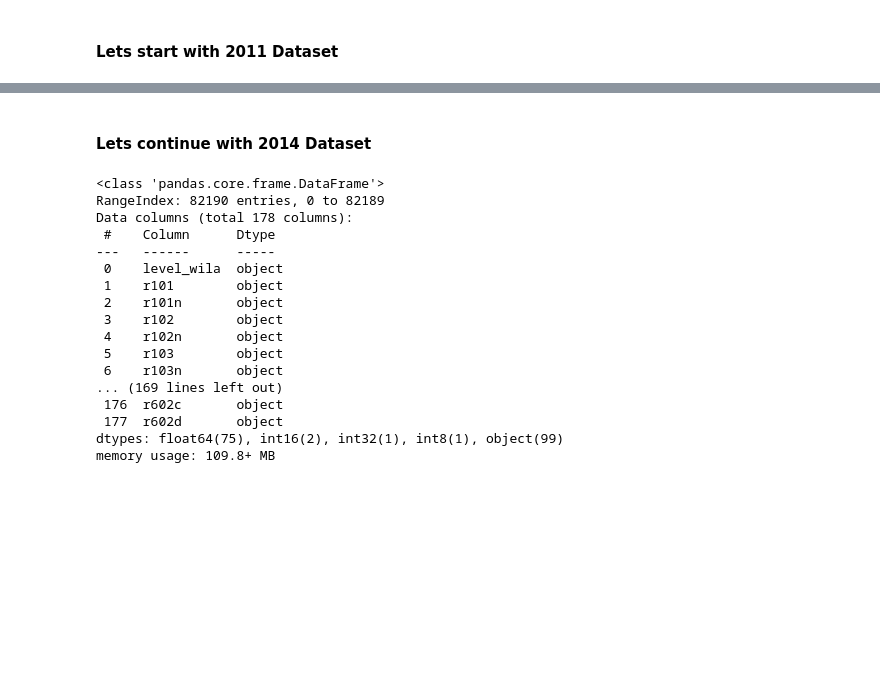
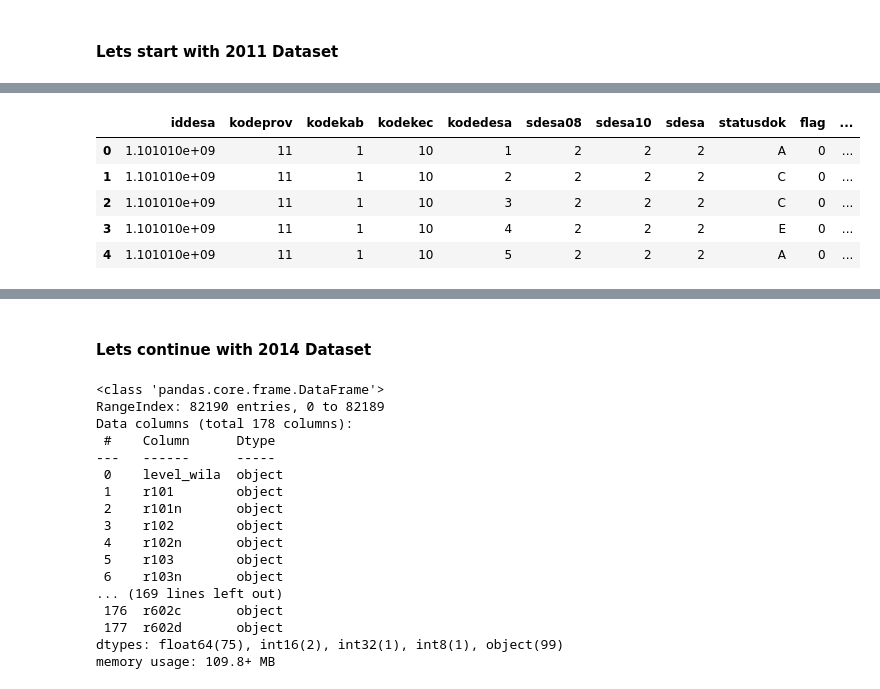
Before and after one commit to shrpadma2/24Spr_Shreyas_Pranav_Indonesia_Poverty, a Jupyter notebook: code/Shreyas/EDA_Initial_Analysis_Shreyas.ipynb, the cells around one changed output, grey strips where cells are left out. Drawn from its saved outputs; the diff is of its cells as text; code cells hidden in the pictures; blank space fills up the shorter version.

```diff
--- a/code/Shreyas/EDA_Initial_Analysis_Shreyas.ipynb
+++ b/code/Shreyas/EDA_Initial_Analysis_Shreyas.ipynb
@@ -20,0 +94,14 @@ df_2011_podes_1.head()
+# %%
+df_2011_podes_1.columns = df_2011_podes_1.columns.str.replace('_', '')
+df_2011_podes_2.columns = df_2011_podes_2.columns.str.replace('_', '')
+# %%
+column_mapping = data_dict.set_index('Kode Variabel')['label_english'].to_dict()
+df_2011_podes_1 = df_2011_podes_1.rename(columns=column_mapping)
+df_2011_podes_1.head()
+# %% [output]
+|  | iddesa | kodeprov | kodekab | kodekec | kodedesa | sdesa08 | sdesa10 | sdesa | statusdok | flag | ... |
+| 0 | 1.101010e+09 | 11 | 1 | 10 | 1 | 2 | 2 | 2 | A | 0 | ... |
+| 1 | 1.101010e+09 | 11 | 1 | 10 | 2 | 2 | 2 | 2 | C | 0 | ... |
+| 2 | 1.101010e+09 | 11 | 1 | 10 | 3 | 2 | 2 | 2 | C | 0 | ... |
+| 3 | 1.101010e+09 | 11 | 1 | 10 | 4 | 2 | 2 | 2 | E | 0 | ... |
+| 4 | 1.101010e+09 | 11 | 1 | 10 | 5 | 2 | 2 | 2 | A | 0 | ... |
```
Also changed, not shown: parts of 15 cells of this notebook.
